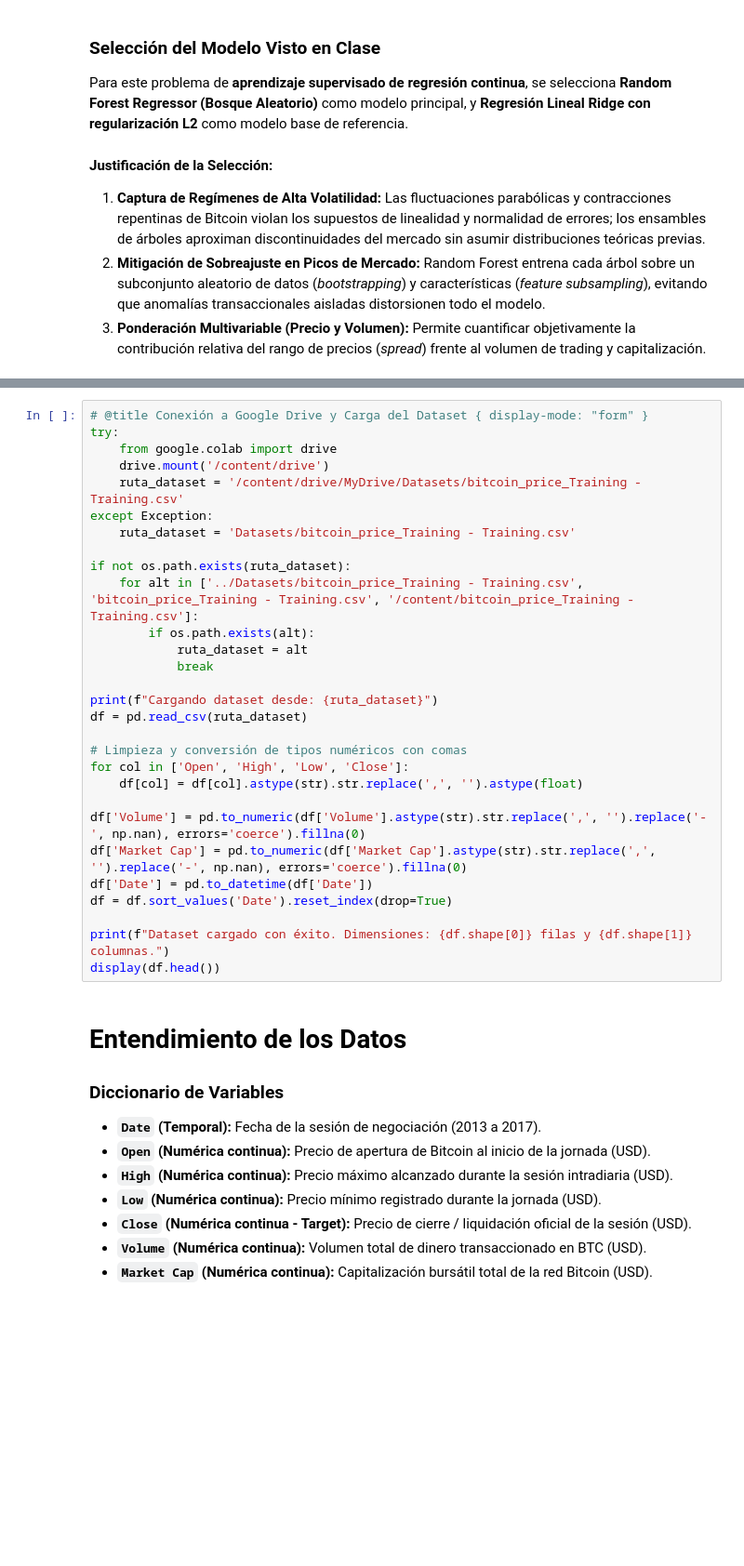
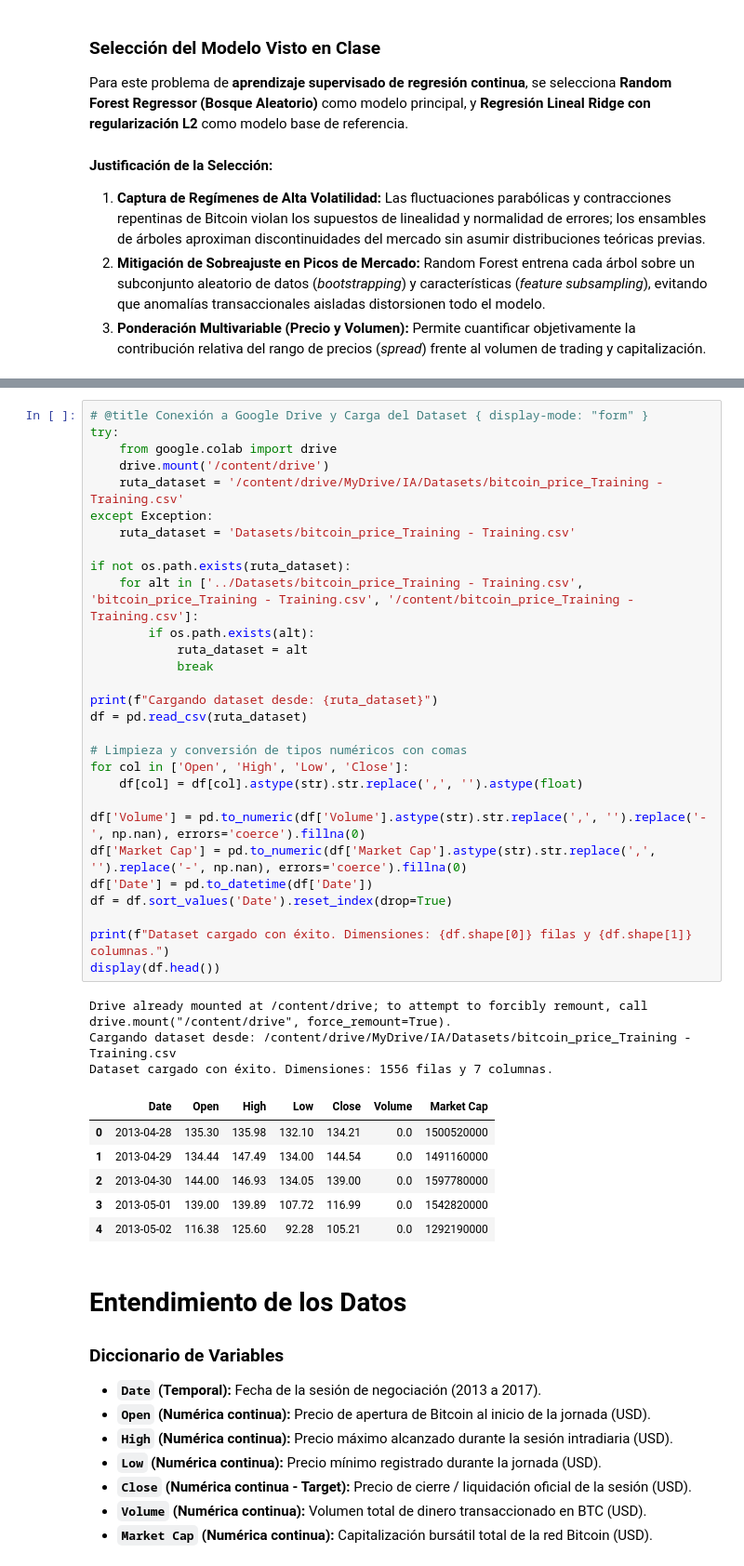
Before and after one commit to Carlos-Arce04/10N-AI, a Jupyter notebook: notebooks/09_prediccion_precio_bitcoin.ipynb, the cells around one changed output, grey strips where cells are left out. Shown at 93% size. Cells and saved outputs as stored; diff of their text form; blank space fills up the shorter version.

```diff
--- a/notebooks/09_prediccion_precio_bitcoin.ipynb
+++ b/notebooks/09_prediccion_precio_bitcoin.ipynb
@@ -43,32 +45,42 @@ print("Librerías importadas exitosamente para 10N-AI - Modelo 09.")
 # %%
 # @title Conexión a Google Drive y Carga del Dataset { display-mode: "form" }
 try:
     from google.colab import drive
     drive.mount('/content/drive')
-    ruta_dataset = '/content/drive/MyDrive/Datasets/bitcoin_price_Training - Training.csv'
+    ruta_dataset = '/content/drive/MyDrive/IA/Datasets/bitcoin_price_Training - Training.csv'
 except Exception:
     ruta_dataset = 'Datasets/bitcoin_price_Training - Training.csv'
 
 if not os.path.exists(ruta_dataset):
     for alt in ['../Datasets/bitcoin_price_Training - Training.csv', 'bitcoin_price_Training - Training.csv', '/content/bitcoin_price_Training - Training.csv']:
         if os.path.exists(alt):
             ruta_dataset = alt
             break
 
 print(f"Cargando dataset desde: {ruta_dataset}")
 df = pd.read_csv(ruta_dataset)
 
 # Limpieza y conversión de tipos numéricos con comas
 for col in ['Open', 'High', 'Low', 'Close']:
     df[col] = df[col].astype(str).str.replace(',', '').astype(float)
 
 df['Volume'] = pd.to_numeric(df['Volume'].astype(str).str.replace(',', '').replace('-', np.nan), errors='coerce').fillna(0)
 df['Market Cap'] = pd.to_numeric(df['Market Cap'].astype(str).str.replace(',', '').replace('-', np.nan), errors='coerce').fillna(0)
 df['Date'] = pd.to_datetime(df['Date'])
 df = df.sort_values('Date').reset_index(drop=True)
 
 print(f"Dataset cargado con éxito. Dimensiones: {df.shape[0]} filas y {df.shape[1]} columnas.")
 display(df.head())
+# %% [output]
+Drive already mounted at /content/drive; to attempt to forcibly remount, call drive.mount("/content/drive", force_remount=True).
+Cargando dataset desde: /content/drive/MyDrive/IA/Datasets/bitcoin_price_Training - Training.csv
+Dataset cargado con éxito. Dimensiones: 1556 filas y 7 columnas.
+|  | Date | Open | High | Low | Close | Volume | Market Cap |
+| 0 | 2013-04-28 | 135.30 | 135.98 | 132.10 | 134.21 | 0.0 | 1500520000 |
+| 1 | 2013-04-29 | 134.44 | 147.49 | 134.00 | 144.54 | 0.0 | 1491160000 |
+| 2 | 2013-04-30 | 144.00 | 146.93 | 134.05 | 139.00 | 0.0 | 1597780000 |
+| 3 | 2013-05-01 | 139.00 | 139.89 | 107.72 | 116.99 | 0.0 | 1542820000 |
+| 4 | 2013-05-02 | 116.38 | 125.60 | 92.28 | 105.21 | 0.0 | 1292190000 |
 # %% [markdown]
 # Entendimiento de los Datos
 
```
Also changed, not shown: parts of 17 cells of this notebook, 4 other files.
